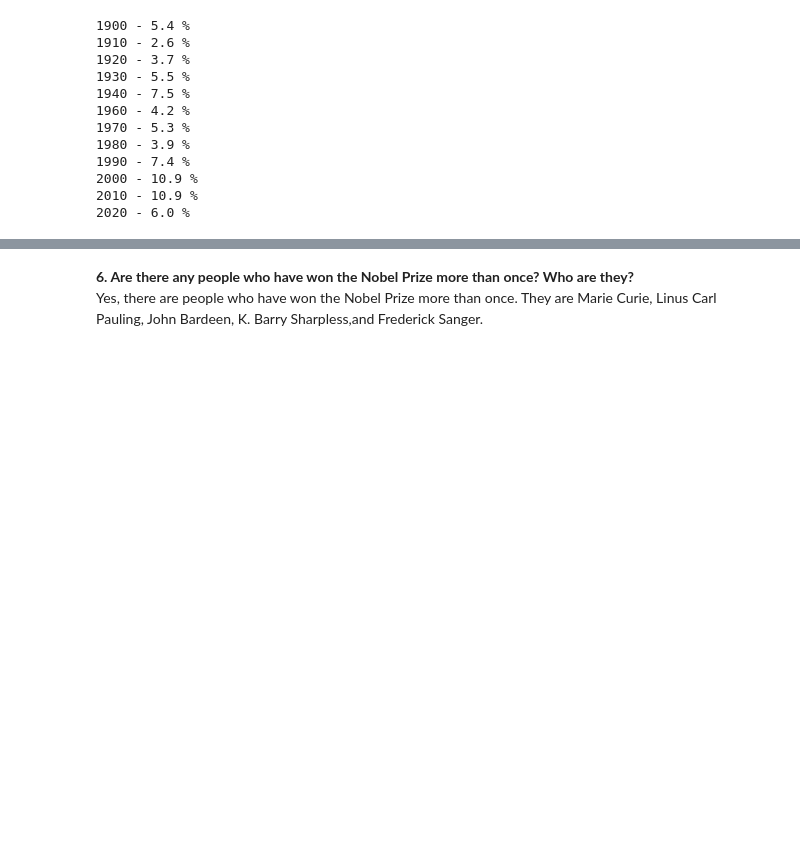
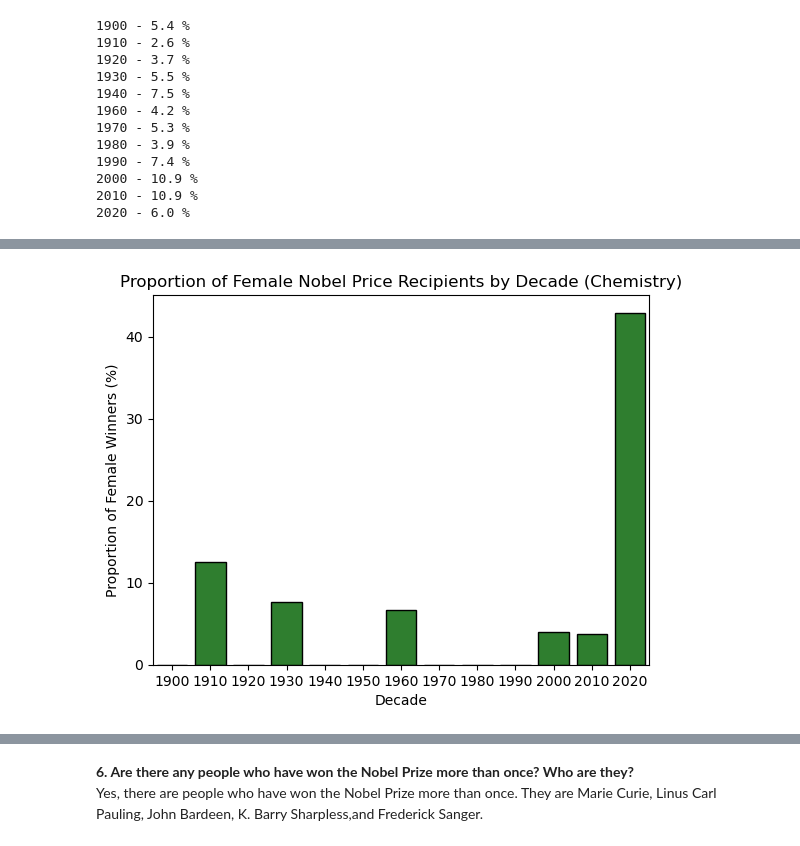
Before and after one commit to elaine-tao/COMM-337-Group-Project-1, a Jupyter notebook: Group Project 1.ipynb, the cells around one changed output, grey strips where cells are left out. Drawn from its saved outputs; the diff is of its cells as text; code cells hidden in the pictures; blank space fills up the shorter version.

```diff
--- a/Group Project 1.ipynb
+++ b/Group Project 1.ipynb
@@ -132,7 +133,16 @@ plt.show()
 # %%
-#cgender = nobelindividual[['category','decade','gender']].groupby("decade").value_counts().reset_index()
-#cfemale = cgender[(cgender["gender"] == "female") & (cgender["category"] == "Chemistry")].reset_index()
-#cfemale
-#counttotal = nobelindividual[(nobelindividual['category'] == 'Chemistry')].groupby(['decade'])['category'].count().reset_index()
-
-#sns.barplot(x = counttotal['decade'], y = chemy)
+cgender = nobelindividual.groupby(['gender','decade', 'category'])['prize'].count().reset_index()
+cgender
+cmale = cgender[(cgender["gender"] == "male") & (cgender["category"] == "Chemistry")].reset_index()
+cmale
+ccounttotal = nobelindividual[nobelindividual["category"] == "Chemistry"].groupby(['decade'])['prize'].count().reset_index()
+ccounttotal
+cfx = 100 - (round((cmale['prize'] / ccounttotal['prize'])*100, 1))
+cfx
+sns.barplot(x = cmale["decade"], y = cfx, color = "forestgreen", edgecolor = "black", errorbar = None)
+plt.title("Proportion of Female Nobel Price Recipients by Decade (Chemistry)")
+plt.xlabel("Decade")
+plt.ylabel("Proportion of Female Winners (%)")
+plt.show()
+# %% [output]
+[figure, added]
```
Also changed, not shown: parts of 8 cells of this notebook.
